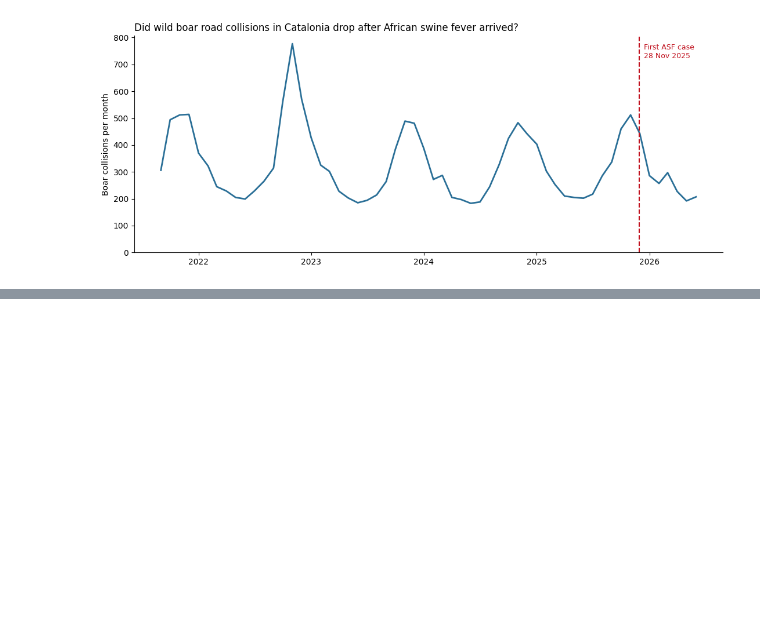
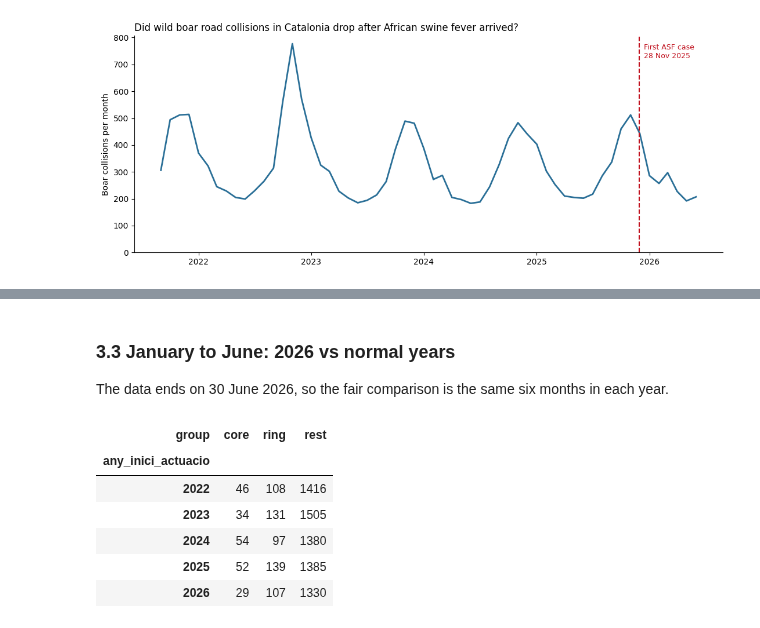
Before and after one commit to Nade94/asf-wild-boar-collisions, a Jupyter notebook: asf_wild_boar_analysis.ipynb, the cells around one changed output, grey strips where cells are left out. Cells and saved outputs as stored; diff of their text form; code cells hidden in the pictures; blank space fills up the shorter version.

```diff
--- a/01_load_explore.ipynb
+++ b/asf_wild_boar_analysis.ipynb
@@ -222,0 +275,16 @@ plt.show()
+# %% [markdown]
+### 3.3 January to June: 2026 vs normal years
+
+The data ends on 30 June 2026, so the fair comparison is the same six months in each year.
+# %%
+h1 = boar[boar["mes"] <= 6]
+h1_counts = pd.crosstab(h1["any_inici_actuacio"], h1["group"]).loc[2022:2026, ["core", "ring", "rest"]]
+h1_counts
+# %% [output]
+| group | core | ring | rest |
+| any_inici_actuacio |  |  |  |
+| 2022 | 46 | 108 | 1416 |
+| 2023 | 34 | 131 | 1505 |
+| 2024 | 54 | 97 | 1380 |
+| 2025 | 52 | 139 | 1385 |
+| 2026 | 29 | 107 | 1330 |
```
Also changed, not shown: parts of 15 cells of this notebook, 3 other files.
